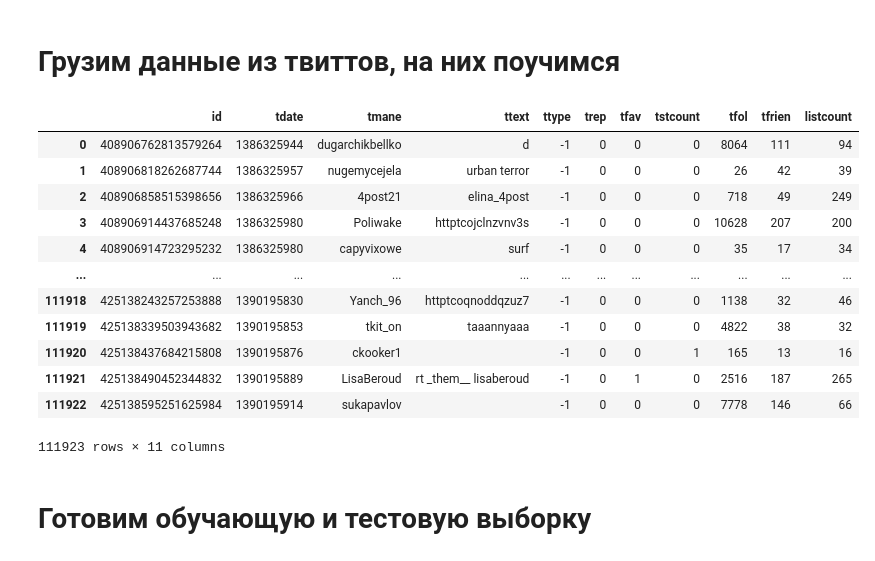
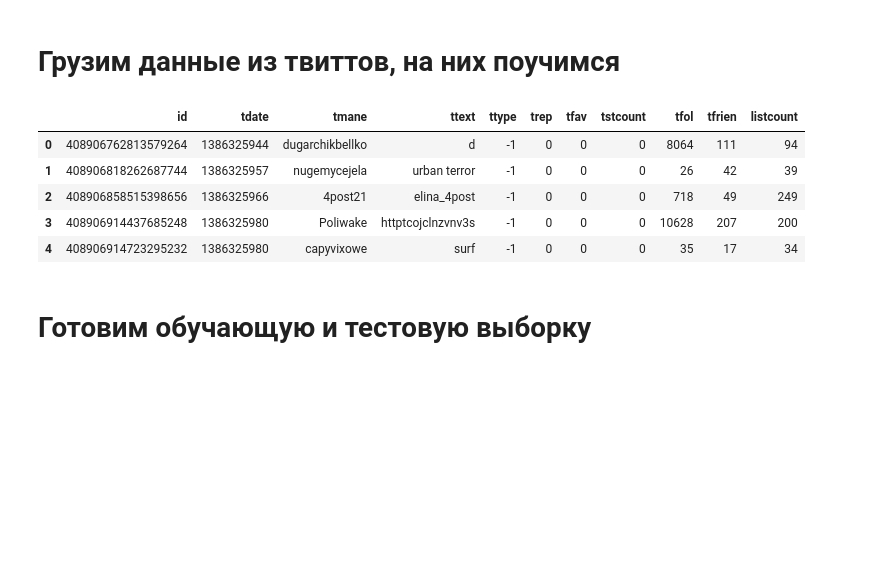
Before and after one commit to melchugin/choiceapp.deaflizards.ru, a Jupyter notebook: research/Sentiment.ipynb, the cells around one changed output. Saved outputs shown, nothing was run; the diff lists cells and outputs as text; code cells hidden in the pictures; blank space fills up the shorter version.

```diff
--- a/research/Sentiment.ipynb
+++ b/research/Sentiment.ipynb
@@ -69,21 +78,14 @@ positive['ttext'] = positive['ttext'].apply((lambda x: re.sub('[^a-zA-z0-9\s]','
 negative['ttext'] = negative['ttext'].apply(lambda x: x.lower())
 negative['ttext'] = negative['ttext'].apply((lambda x: re.sub('[^a-zA-z0-9\s]','',x)))
 # %%
-negative
+negative.head()
 # %% [output]
 |  | id | tdate | tmane | ttext | ttype | trep | tfav | tstcount | tfol | tfrien | listcount |
 | 0 | 408906762813579264 | 1386325944 | dugarchikbellko | d | -1 | 0 | 0 | 0 | 8064 | 111 | 94 |
 | 1 | 408906818262687744 | 1386325957 | nugemycejela | urban terror | -1 | 0 | 0 | 0 | 26 | 42 | 39 |
 | 2 | 408906858515398656 | 1386325966 | 4post21 | elina_4post | -1 | 0 | 0 | 0 | 718 | 49 | 249 |
 | 3 | 408906914437685248 | 1386325980 | Poliwake | httptcojclnzvnv3s | -1 | 0 | 0 | 0 | 10628 | 207 | 200 |
 | 4 | 408906914723295232 | 1386325980 | capyvixowe | surf | -1 | 0 | 0 | 0 | 35 | 17 | 34 |
-| ... | ... | ... | ... | ... | ... | ... | ... | ... | ... | ... | ... |
-| 111918 | 425138243257253888 | 1390195830 | Yanch_96 | httptcoqnoddqzuz7 | -1 | 0 | 0 | 0 | 1138 | 32 | 46 |
-| 111919 | 425138339503943682 | 1390195853 | tkit_on | taaannyaaa | -1 | 0 | 0 | 0 | 4822 | 38 | 32 |
-| 111920 | 425138437684215808 | 1390195876 | ckooker1 |  | -1 | 0 | 0 | 1 | 165 | 13 | 16 |
-| 111921 | 425138490452344832 | 1390195889 | LisaBeroud | rt _them__ lisaberoud | -1 | 0 | 1 | 0 | 2516 | 187 | 265 |
-| 111922 | 425138595251625984 | 1390195914 | sukapavlov |  | -1 | 0 | 0 | 0 | 7778 | 146 | 66 |
-111923 rows × 11 columns
 # %% [markdown]
 # Готовим обучающую и тестовую выборку
 # %%
```
Also changed, not shown: parts of 44 cells of this notebook, 7 other files.
